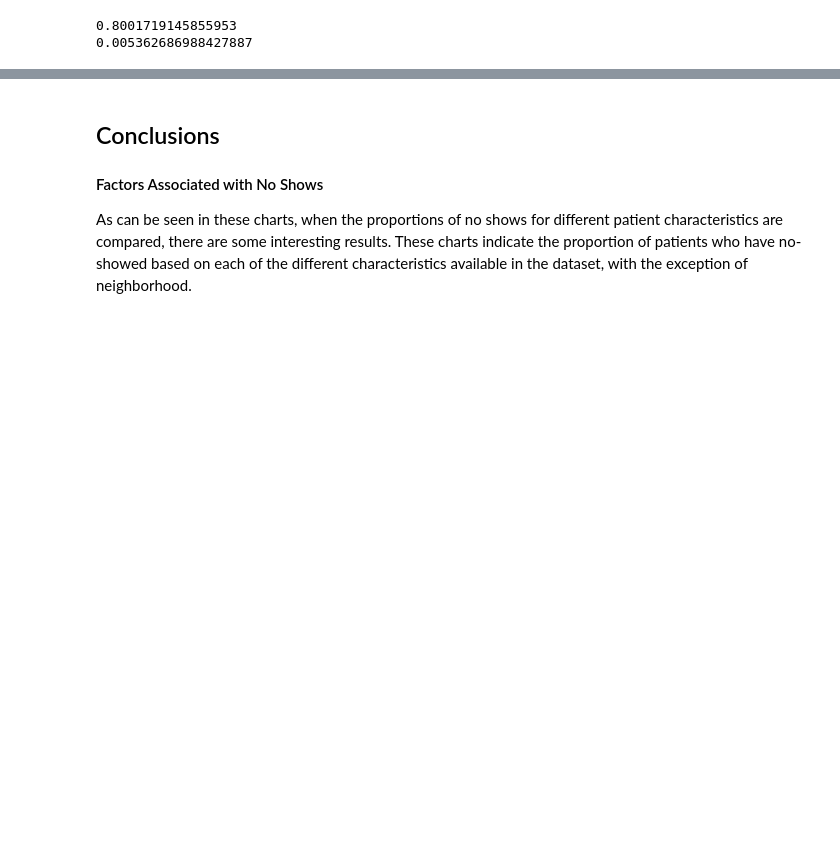
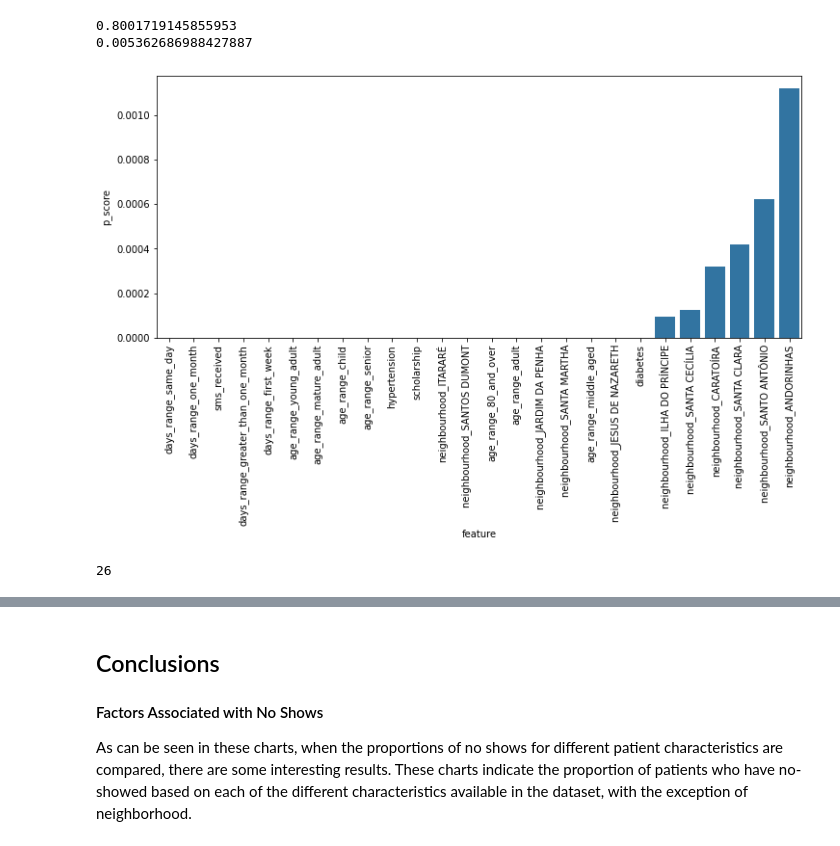
Before and after one commit to afbowman/UnsupervisedLearning, a Jupyter notebook: Capstone_Project.ipynb, the cells around one changed output, grey strips where cells are left out. Drawn from its saved outputs; the diff is of its cells as text; code cells hidden in the pictures; blank space fills up the shorter version.

```diff
--- a/Capstone_Project.ipynb
+++ b/Capstone_Project.ipynb
@@ -1227,3 +1206,14 @@ print(fbeta_score(y_test, lr_preds, beta=2))
 # %% [output]
 0.8001719145855953
 0.005362686988427887
+# %%
+low_p_values = features_chi.query('p_score <= 0.002').sort_values(by='p_score')
+fig, ax = plt.subplots(figsize=fig_dims)
+sns.barplot(x=low_p_values['feature'], y=low_p_values['p_score']);
+plt.xticks(rotation='vertical');
+# %% [output]
+[figure, added]
+# %%
+low_p_values.shape[0]
+# %% [output]
+26
```
Also changed, not shown: parts of 23 cells of this notebook.
